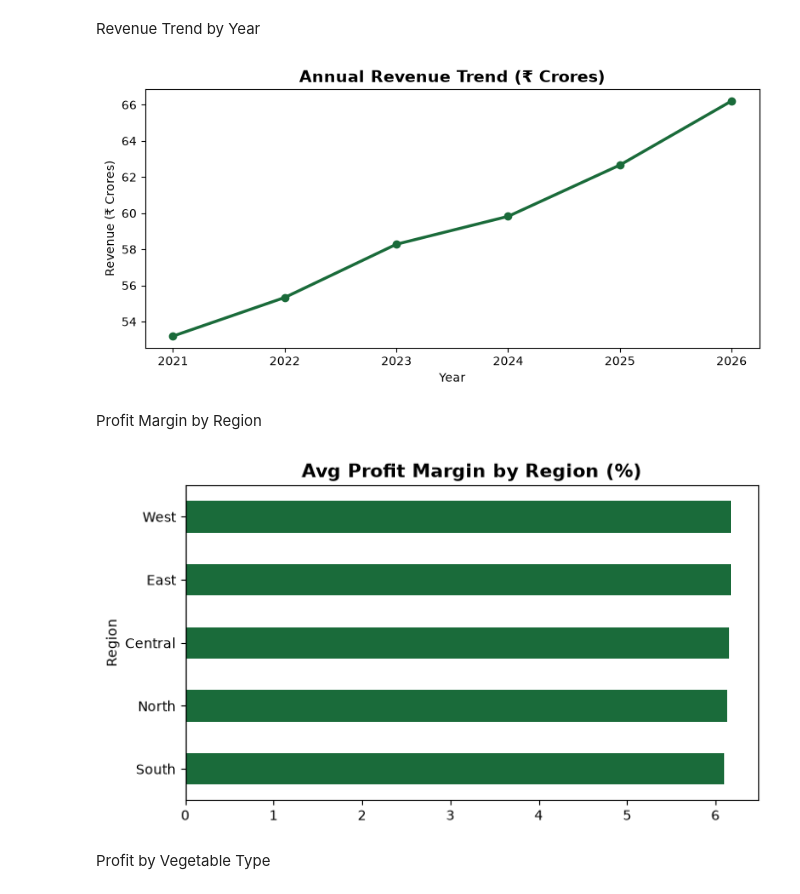
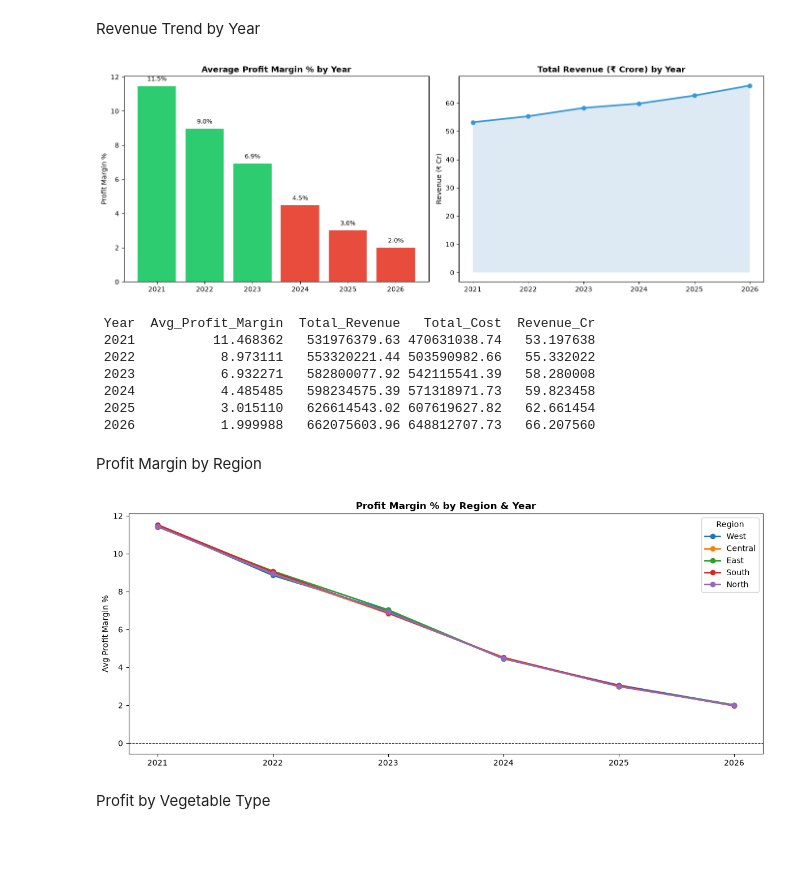
Before and after one commit to sghosh0210/Agiricultural-Project, a Jupyter notebook: notebooks/01_EDA.ipynb, the cells around one changed output. Cells and saved outputs as stored; diff of their text form; code cells hidden in the pictures; blank space fills up the shorter version.

```diff
--- a/notebooks/01_EDA.ipynb
+++ b/notebooks/01_EDA.ipynb
@@ -43,26 +71,64 @@ Year Range: 2021 – 2026
 # %% [markdown]
  Revenue Trend by Year
 # %%
-rev_year = df.groupby('Year')['Total_Revenue'].sum() / 1e7  # in Crores
-plt.figure(figsize=(8,4))
-plt.plot(rev_year.index, rev_year.values, marker='o', color='#1a6b3a', linewidth=2.5)
-plt.title('Annual Revenue Trend (₹ Crores)', fontsize=14, fontweight='bold')
-plt.xlabel('Year'); plt.ylabel('Revenue (₹ Crores)')
-plt.tight_layout(); plt.savefig('../outputs/figures/revenue_trend.png', dpi = 150)
+# Profit Margin Trend (Annual)
+fig, axes = plt.subplots(1, 2, figsize=(14, 5))
+
+annual = df.groupby('Year').agg(
+    Avg_Profit_Margin=('Profit_Margin_%','mean'),
+    Total_Revenue=('Total_Revenue','sum'),
+    Total_Cost=('Total_Cost','sum')
+).reset_index()
+annual['Revenue_Cr'] = annual['Total_Revenue'] / 1e7
+
+axes[0].bar(annual['Year'], annual['Avg_Profit_Margin'],
+            color=[('#e74c3c' if v < 5 else '#2ecc71') for v in annual['Avg_Profit_Margin']])
+axes[0].axhline(0, color='black', linewidth=0.8, linestyle='--')
+axes[0].set_title('Average Profit Margin % by Year', fontweight='bold')
+axes[0].set_ylabel('Profit Margin %')
+for i, row in annual.iterrows():
+    axes[0].text(row['Year'], row['Avg_Profit_Margin']+0.3, f"{row['Avg_Profit_Margin']:.1f}%",
+                 ha='center', fontsize=9)
+
+axes[1].plot(annual['Year'], annual['Revenue_Cr'], marker='o', color='#3498db', linewidth=2.5)
+axes[1].fill_between(annual['Year'], annual['Revenue_Cr'], alpha=0.15)
+axes[1].set_title('Total Revenue (₹ Crore) by Year', fontweight='bold')
+axes[1].set_ylabel('Revenue (₹ Cr)')
+
+plt.tight_layout()
+plt.savefig('../outputs/figures/revenue_trend.png', bbox_inches='tight')
+plt.show()
+print(annual.to_string(index=False))
 # %% [output]
-[figure, old version]
+[figure, new version]
+ Year  Avg_Profit_Margin  Total_Revenue   Total_Cost  Revenue_Cr
+ 2021          11.468362   531976379.63 470631038.74   53.197638
+ 2022           8.973111   553320221.44 503590982.66   55.332022
+ 2023           6.932271   582800077.92 542115541.39   58.280008
+ 2024           4.485485   598234575.39 571318971.73   59.823458
+ 2025           3.015110   626614543.02 607619627.82   62.661454
+ 2026           1.999988   662075603.96 648812707.73   66.207560
 # %% [markdown]
 Profit Margin by Region
 # %%
-region_profit = df.groupby('Region')['Profit_Margin_%'].mean().sort_values()
-plt.figure(figsize=(7,4))
-colors = ['#d32f2f' if v < 0 else '#1a6b3a' for v in region_profit.values]
-region_profit.plot(kind='barh', color=colors)
-plt.title('Avg Profit Margin by Region (%)', fontsize=14, fontweight='bold')
-plt.axvline(0, color='black', linewidth=0.8)
-plt.tight_layout(); plt.savefig('../outputs/figures/region_profit.png', dpi = 150)
+# Profit by Region
+region_profit = df.groupby(['Year','Region'])['Profit_Margin_%'].mean().reset_index()
+PALETTE = ['#1f77b4', '#ff7f0e', '#2ca02c', '#d62728', '#9467bd',
+           '#8c564b', '#e377c2', '#7f7f7f', '#bcbd22', '#17becf']
+fig, ax = plt.subplots(figsize=(12, 5))
+for i, region in enumerate(df['Region'].unique()):
+    sub = region_profit[region_profit['Region'] == region]
+    ax.plot(sub['Year'], sub['Profit_Margin_%'], marker='o',
+            label=region, linewidth=2, color=PALETTE[i])
+ax.axhline(0, color='black', linewidth=0.8, linestyle='--')
+ax.set_title('Profit Margin % by Region & Year', fontweight='bold')
+ax.set_ylabel('Avg Profit Margin %')
+ax.legend(title='Region')
+plt.tight_layout()
+plt.savefig('../outputs/figures/region_profit.png', bbox_inches='tight')
+plt.show()
 # %% [output]
-[figure, old version]
+[figure, new version]
 # %% [markdown]
 Profit by Vegetable Type
 # %%
```
Also changed, not shown: parts of 11 cells of this notebook.
